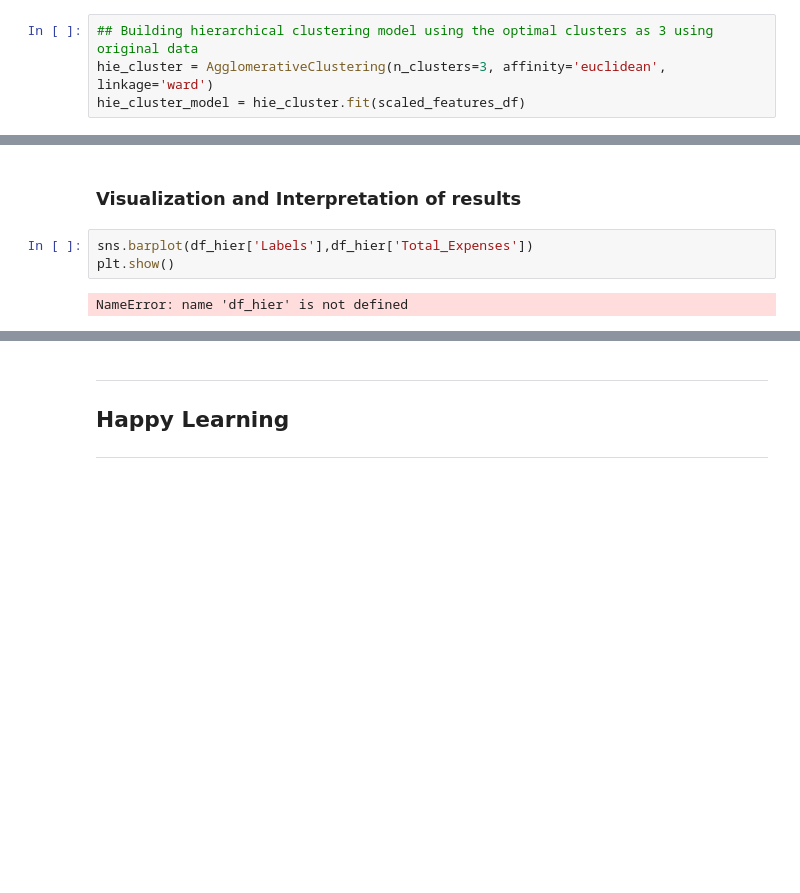
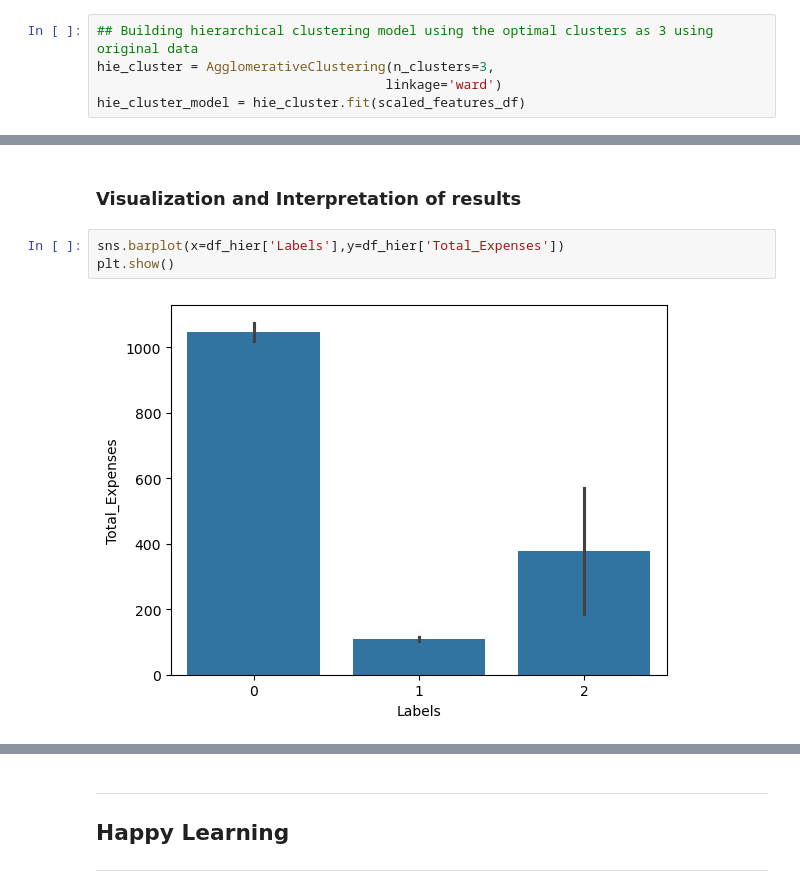
Before and after one commit to Git-User-GIT/Shiksha_Lab4_PythonforDS, a Jupyter notebook: Unsupervised Learning - Lab session4.ipynb, the cells around one changed output, grey strips where cells are left out. Saved outputs shown, nothing was run; the diff lists cells and outputs as text; blank space fills up the shorter version.

```diff
--- a/Unsupervised Learning - Lab session4.ipynb
+++ b/Unsupervised Learning - Lab session4.ipynb
@@ -444,4 +471,5 @@ for i in range(2,15):
 # %%
 ## Building hierarchical clustering model using the optimal clusters as 3 using original data
-hie_cluster = AgglomerativeClustering(n_clusters=3, affinity='euclidean', linkage='ward')
+hie_cluster = AgglomerativeClustering(n_clusters=3,
+                                     linkage='ward')
 hie_cluster_model = hie_cluster.fit(scaled_features_df)
@@ -463,7 +499,7 @@ NameError: name 'df_label1' is not defined
 # %% [markdown]
 ### Visualization and Interpretation of results
 # %%
-sns.barplot(df_hier['Labels'],df_hier['Total_Expenses'])
+sns.barplot(x=df_hier['Labels'],y=df_hier['Total_Expenses'])
 plt.show()
 # %% [output]
-NameError: name 'df_hier' is not defined
+[figure, added]
```
Also changed, not shown: parts of 40 cells of this notebook.
